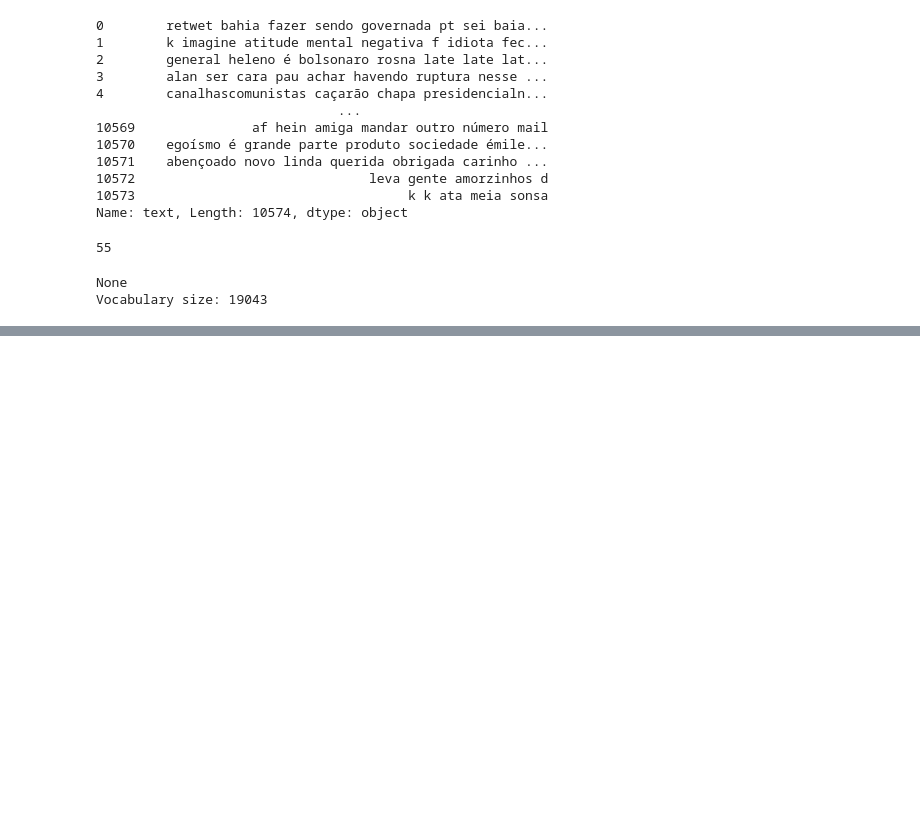
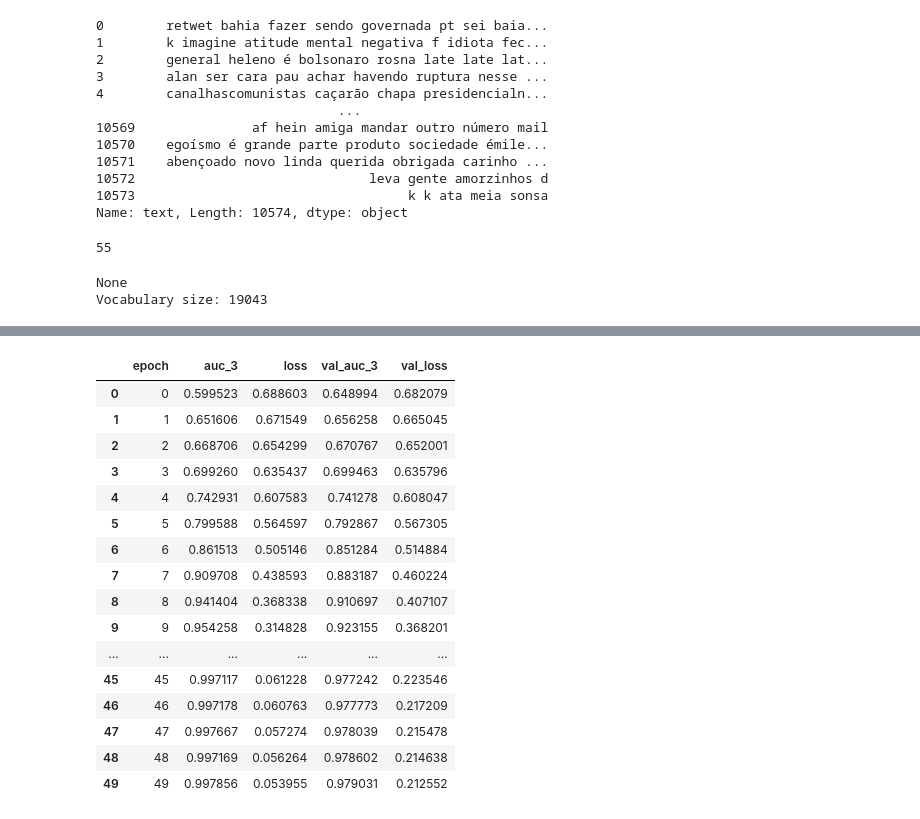
Before and after one commit to LuanPCunha/TCC, a Jupyter notebook: Treinamento_CNN.ipynb, the cells around one changed output, grey strips where cells are left out. Drawn from its saved outputs; the diff is of its cells as text; code cells hidden in the pictures; blank space fills up the shorter version.

```diff
--- a/Treinamento_CNN.ipynb
+++ b/Treinamento_CNN.ipynb
@@ -225,2 +248,23 @@ accuracy val_accuracy loss val_loss
+# %%
+his = pd.read_csv('log.csv',sep=';')
+his.head(55)
+# %% [output]
+|  | epoch | auc_3 | loss | val_auc_3 | val_loss |
+| 0 | 0 | 0.599523 | 0.688603 | 0.648994 | 0.682079 |
+| 1 | 1 | 0.651606 | 0.671549 | 0.656258 | 0.665045 |
+| 2 | 2 | 0.668706 | 0.654299 | 0.670767 | 0.652001 |
+| 3 | 3 | 0.699260 | 0.635437 | 0.699463 | 0.635796 |
+| 4 | 4 | 0.742931 | 0.607583 | 0.741278 | 0.608047 |
+| 5 | 5 | 0.799588 | 0.564597 | 0.792867 | 0.567305 |
+| 6 | 6 | 0.861513 | 0.505146 | 0.851284 | 0.514884 |
+| 7 | 7 | 0.909708 | 0.438593 | 0.883187 | 0.460224 |
+| 8 | 8 | 0.941404 | 0.368338 | 0.910697 | 0.407107 |
+| 9 | 9 | 0.954258 | 0.314828 | 0.923155 | 0.368201 |
+| ... | ... | ... | ... | ... | ... |
+| 45 | 45 | 0.997117 | 0.061228 | 0.977242 | 0.223546 |
+| 46 | 46 | 0.997178 | 0.060763 | 0.977773 | 0.217209 |
+| 47 | 47 | 0.997667 | 0.057274 | 0.978039 | 0.215478 |
+| 48 | 48 | 0.997169 | 0.056264 | 0.978602 | 0.214638 |
+| 49 | 49 | 0.997856 | 0.053955 | 0.979031 | 0.212552 |
 # %%
 y_prob = model1.predict(x_test)
```
Also changed, not shown: parts of 9 cells of this notebook.
